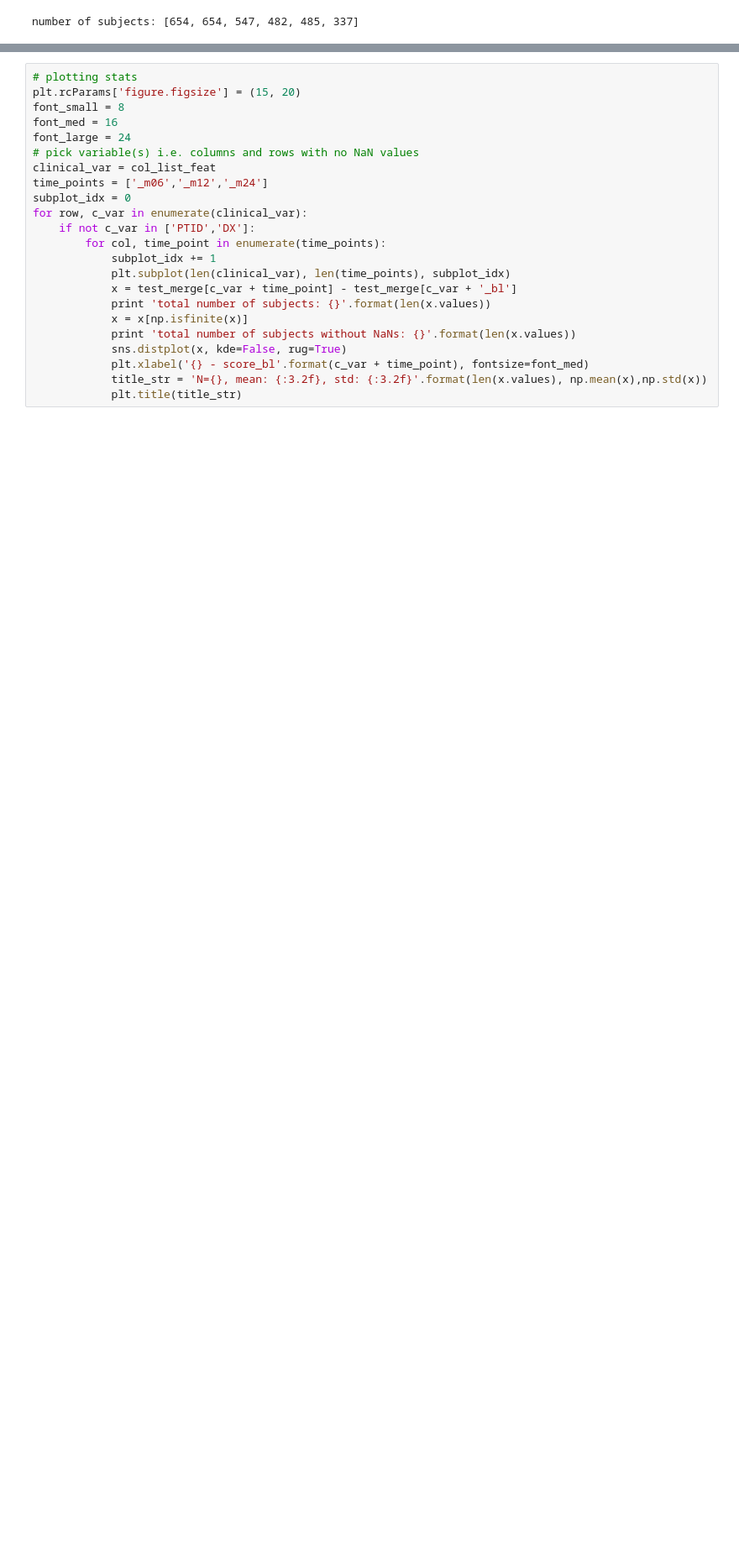
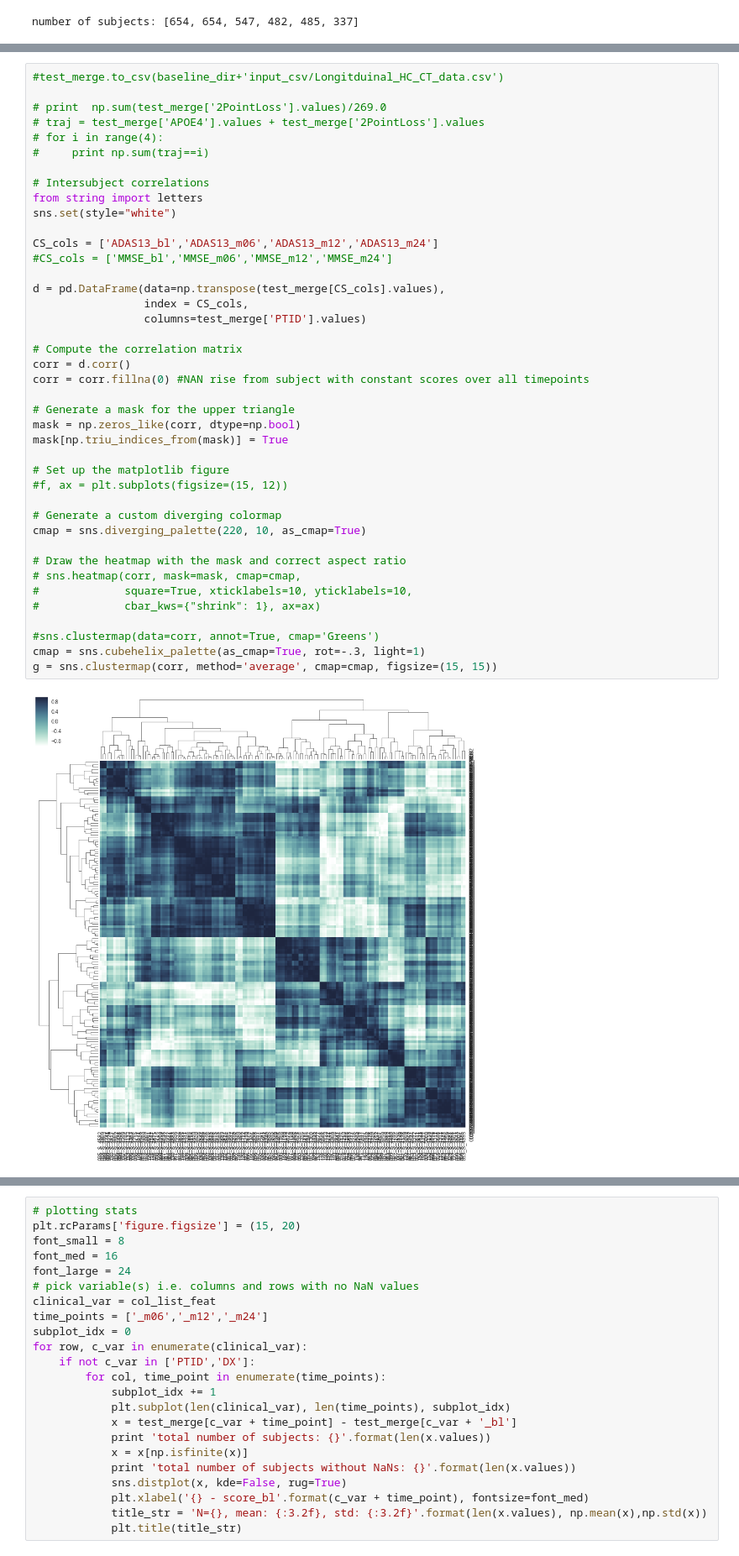
Before and after one commit to TIGRLab/NI-ML, a Jupyter notebook: models/notebooks/ADNI_longitudinal_stats.ipynb, the cells around one changed output, grey strips where cells are left out. Shown at 84% size. Drawn from its saved outputs; the diff is of its cells as text; blank space fills up the shorter version.

```diff
--- a/models/notebooks/ADNI_longitudinal_stats.ipynb
+++ b/models/notebooks/ADNI_longitudinal_stats.ipynb
@@ -167,0 +173,43 @@ print '# 4 Point abs change: {}'.format(np.sum(test_merge['PointMod4'].values))
+# %%
+#test_merge.to_csv(baseline_dir+'input_csv/Longitduinal_HC_CT_data.csv')
+
+# print  np.sum(test_merge['2PointLoss'].values)/269.0
+# traj = test_merge['APOE4'].values + test_merge['2PointLoss'].values
+# for i in range(4):
+#     print np.sum(traj==i)
+
+# Intersubject correlations
+from string import letters
+sns.set(style="white")
+
+CS_cols = ['ADAS13_bl','ADAS13_m06','ADAS13_m12','ADAS13_m24']
+#CS_cols = ['MMSE_bl','MMSE_m06','MMSE_m12','MMSE_m24']
+
+d = pd.DataFrame(data=np.transpose(test_merge[CS_cols].values),
+                 index = CS_cols,
+                 columns=test_merge['PTID'].values)
+
+# Compute the correlation matrix
+corr = d.corr()
+corr = corr.fillna(0) #NAN rise from subject with constant scores over all timepoints
+
+# Generate a mask for the upper triangle
+mask = np.zeros_like(corr, dtype=np.bool)
+mask[np.triu_indices_from(mask)] = True
+
+# Set up the matplotlib figure
+#f, ax = plt.subplots(figsize=(15, 12))
+
+# Generate a custom diverging colormap
+cmap = sns.diverging_palette(220, 10, as_cmap=True)
+
+# Draw the heatmap with the mask and correct aspect ratio
+# sns.heatmap(corr, mask=mask, cmap=cmap,
+#             square=True, xticklabels=10, yticklabels=10,
+#             cbar_kws={"shrink": 1}, ax=ax)
+
+#sns.clustermap(data=corr, annot=True, cmap='Greens')
+cmap = sns.cubehelix_palette(as_cmap=True, rot=-.3, light=1)
+g = sns.clustermap(corr, method='average', cmap=cmap, figsize=(15, 15))
+# %% [output]
+[figure, added]
```
Also changed, not shown: parts of 7 cells of this notebook, 9 other files.
